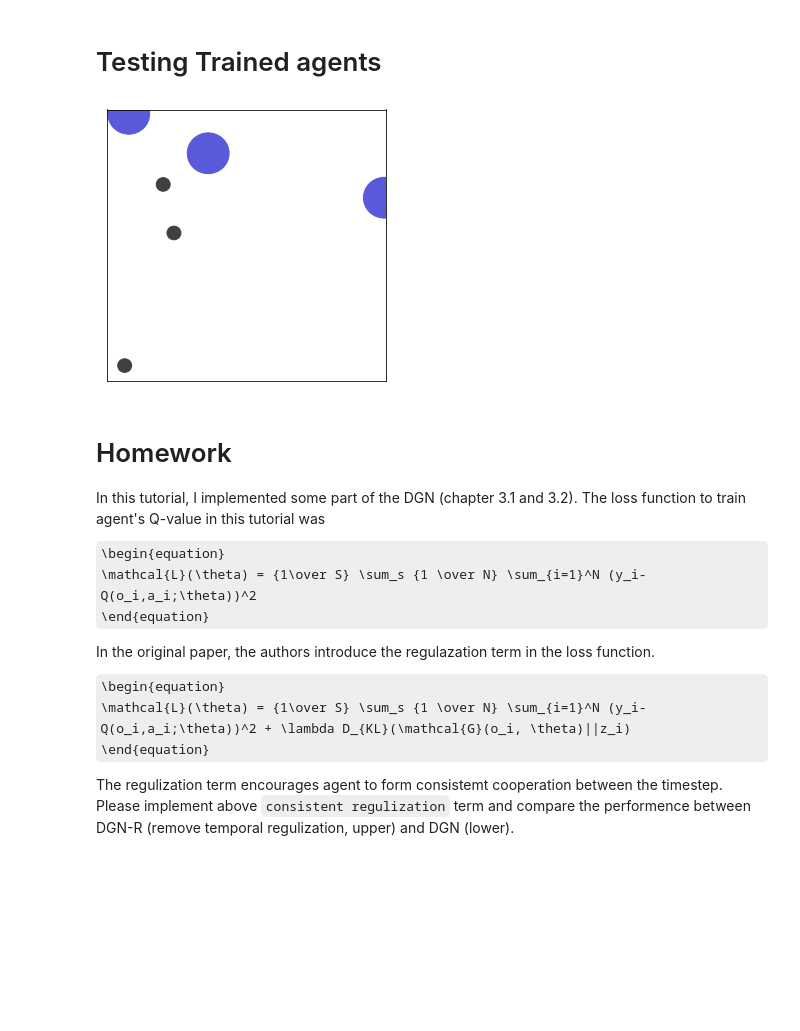
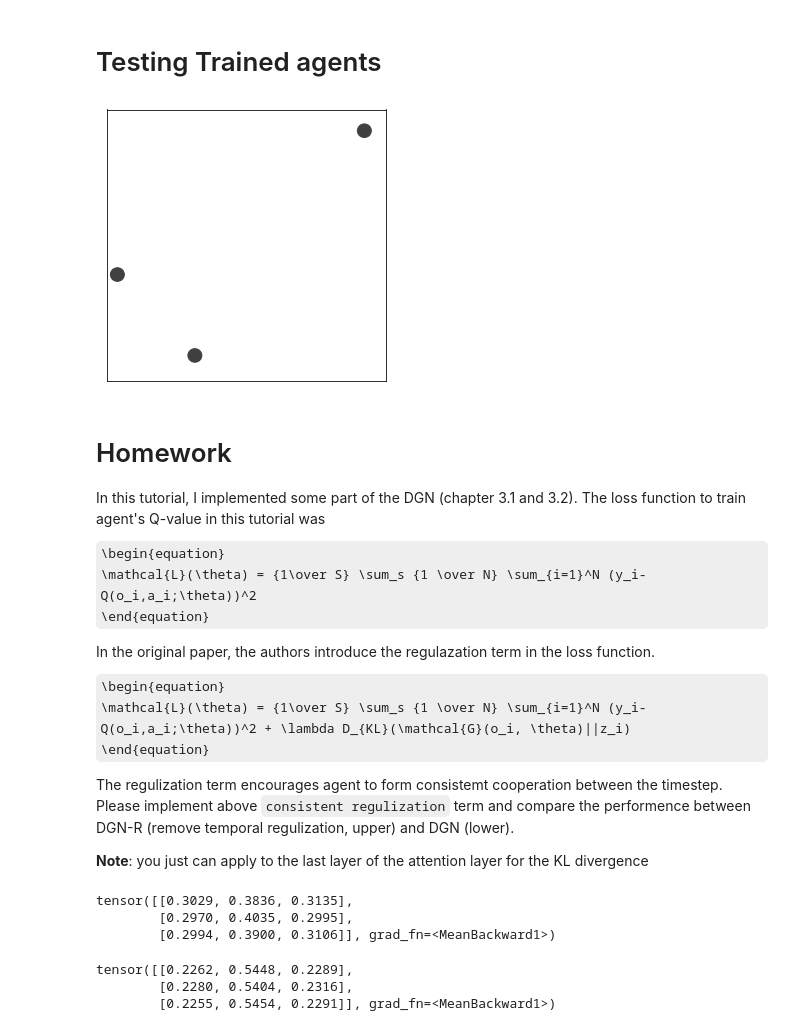
Before and after one commit to MunkiChung/IE579_MARL, a Jupyter notebook: DGN-R (landmark environment).ipynb, the cells around one changed output. Cells and saved outputs as stored; diff of their text form; code cells hidden in the pictures; some formulas as TeX source; blank space fills up the shorter version.

```diff
--- a/DGN-R (landmark environment).ipynb
+++ b/DGN-R (landmark environment).ipynb
@@ -274,3 +282,26 @@ class MultiHeadAttnLayer(nn.Module):
 # %% [markdown]
 # Applying attention layer to a random graph
+# %%
+feature_dim = 3
+num_nodes = 5
+
+def get_fully_connected_edges(num_agents, self_edge=True):
+    from_idx = []
+    to_idx = []
+    for i in range(num_agents):
+        for j in range(num_agents):
+            if self_edge:
+                from_idx.append(i)
+                to_idx.append(j)
+            else:
+                if i!=j:
+                    from_idx.append(i)
+                    to_idx.append(j)
+    return from_idx, to_idx
+
+edge_from, edge_to = get_fully_connected_edges(num_nodes)
+
+ex_graph = dgl.DGLGraph()
+ex_graph.add_nodes(num_nodes)
+ex_graph.add_edges(edge_from, edge_to)
 # %%
@@ -318,9 +339,9 @@ class RelationalGNN(nn.Module):
         node_feature = self.encoder(node_feature)
 
         for attn_layer in self.attn:
-            node_feature = attn_layer(graph, node_feature)
+            node_feature, weight = attn_layer(graph, node_feature)
 
-        return node_feature
+        return node_feature, weight
 # %%
 # testing GNN
 GNN = RelationalGNN(init_dim = feature_dim, hidden_dim=32)
@@ -420,7 +441,7 @@ Agent also saves some hyperparameter for traing;
 # %%
 class Agent(nn.Module):
     def __init__(self, n_agents, state_dim, n_actions, hidden_dim=20, gamma=0.9, memory_size=5000, batch_size=20,
-                epsilon_start = 0.99, epsilon_decay = 0.9999, epsilon_min= 0.01):
+                epsilon_start = 0.99, epsilon_decay = 0.9999, epsilon_min= 0.01, update_target=50):
         super(Agent, self).__init__()
         self.GNN = RelationalGNN(state_dim, hidden_dim)
         self.Qnet = MLP(hidden_dim, n_actions, out_act=nn.Identity()) # Q-network
@@ -443,9 +464,8 @@ class Agent(nn.Module):
         self.memory = ReplayMemory(memory_size)
         self.batch_size = batch_size
 
-        self.num_step = 0
         self.num_fit = 0
-        self.update_target = 50
+        self.update_target = update_target # update target network every {X} fits
 
         self.n_agents = n_agents
         self.n_actions = n_actions
@@ -472,14 +492,14 @@ class Agent(nn.Module):
 
     def get_qs(self, graph):
         observation = graph.ndata['obs']
-        node_feature = self.GNN(graph, observation)
+        node_feature, weight = self.GNN(graph, observation)
         qs = self.Qnet(node_feature)
 
         return qs
 
     def get_target_qs(self, graph):
         observation = graph.ndata['obs']
-        node_feature = self.GNN(graph, observation)
+        node_feature, weight = self.GNN(graph, observation)
         qs = self.target_Qnet(node_feature)
         return qs
 
@@ -487,7 +507,6 @@ class Agent(nn.Module):
         self.memory.push(g, a, r, n_g, t)
 
     def fit(self):
-        self.num_step += 1
 
         if len(self.memory) < self.batch_size * 10:
             return False, 0
@@ -572,6 +591,7 @@ batch_size=20
 epsilon_start = 0.99
 epsilon_decay = 0.9999
 epsilon_min= 0.01
+update_target = 50
 
 
 agent = Agent(n_agents, state_dim, n_actions,
@@ -580,7 +600,8 @@ agent = Agent(n_agents, state_dim, n_actions,
               memory_size=memory_size,
               epsilon_start=epsilon_start,
               epsilon_decay=epsilon_decay,
-              epsilon_min=epsilon_min
+              epsilon_min=epsilon_min,
+              update_target=update_target
              )
 
 # environmnt parameter
@@ -683,29 +702,29 @@ plt.show()
 # Testing Trained agents
 # %%
 n_episodes = 1
-max_timestep = 20
+max_timestep = 100
 agent.epsilon = 0
 
 for e in range(n_episodes):
     t = 0
     env.reset() # Reset everything to make clean start.
     terminated = False
     state = env.reset() # give you a list that contains each agent's observaion
     graph = generate_graph_with_obs(state)
 
     while True:
         vis_state(env)
         t += 1
         action, env_action = agent.get_action(graph)
 
         next_state, reward, terminated, _ = env.step(env_action)
         next_graph = generate_graph_with_obs(next_state)
 
         if all(terminated) or t >= max_timestep:
 
             break
 # %% [output]
-[figure, old version]
+[figure, new version]
 # %% [markdown]
 # Homework
 
@@ -722,3 +741,5 @@ In the original paper, the authors introduce the regulazation term in the loss f
 \end{equation}
 
 The regulization term encourages agent to form consistemt cooperation between the timestep. Please implement above `consistent regulization` term and compare the performence between DGN-R (remove temporal regulization, upper) and DGN (lower).
+
+**Note**: you just can apply to the last layer of the attention layer for the KL divergence
@@ -724,0 +753,12 @@ The regulization term encourages agent to form consistemt cooperation between th
+# %%
+curr_weight
+# %% [output]
+tensor([[0.3029, 0.3836, 0.3135],
+        [0.2970, 0.4035, 0.2995],
+        [0.2994, 0.3900, 0.3106]], grad_fn=<MeanBackward1>)
+# %%
+next_weight
+# %% [output]
+tensor([[0.2262, 0.5448, 0.2289],
+        [0.2280, 0.5404, 0.2316],
+        [0.2255, 0.5454, 0.2291]], grad_fn=<MeanBackward1>)
```
Also changed, not shown: parts of 12 cells of this notebook.
